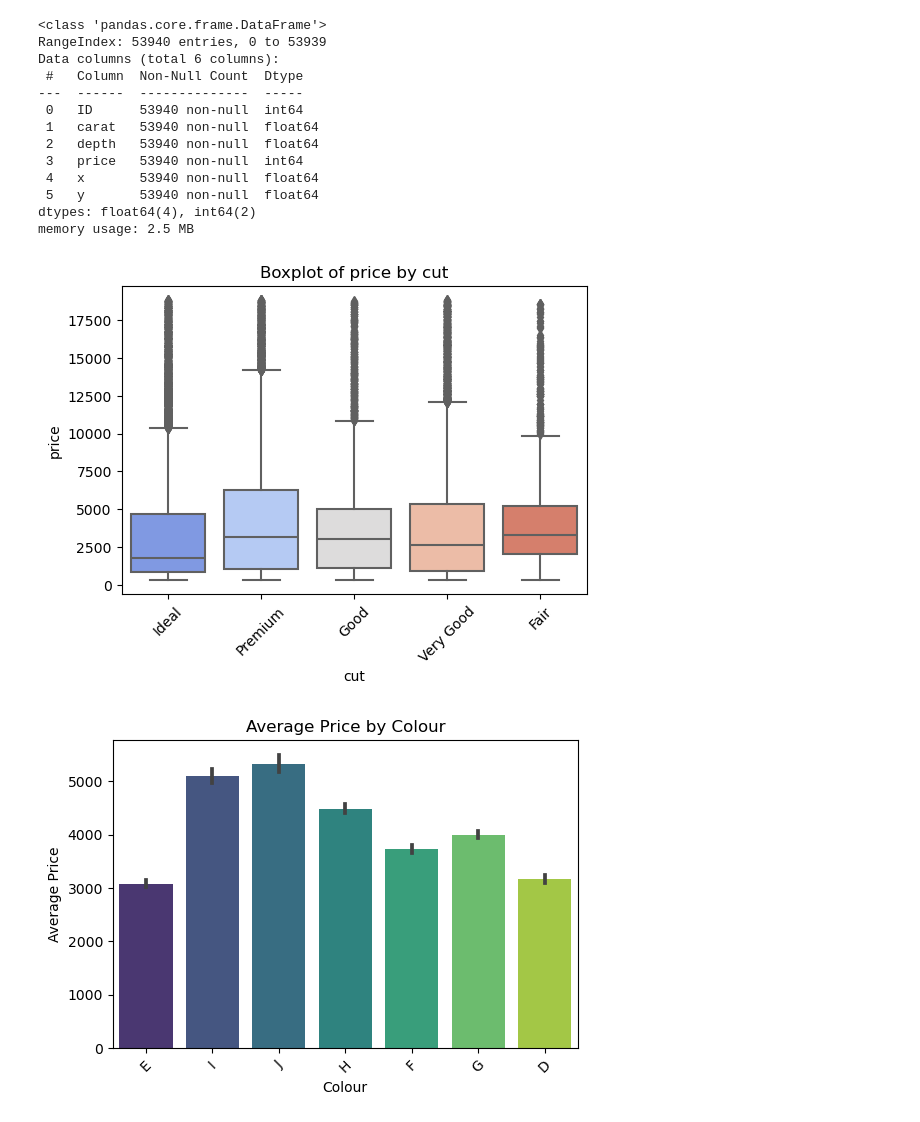
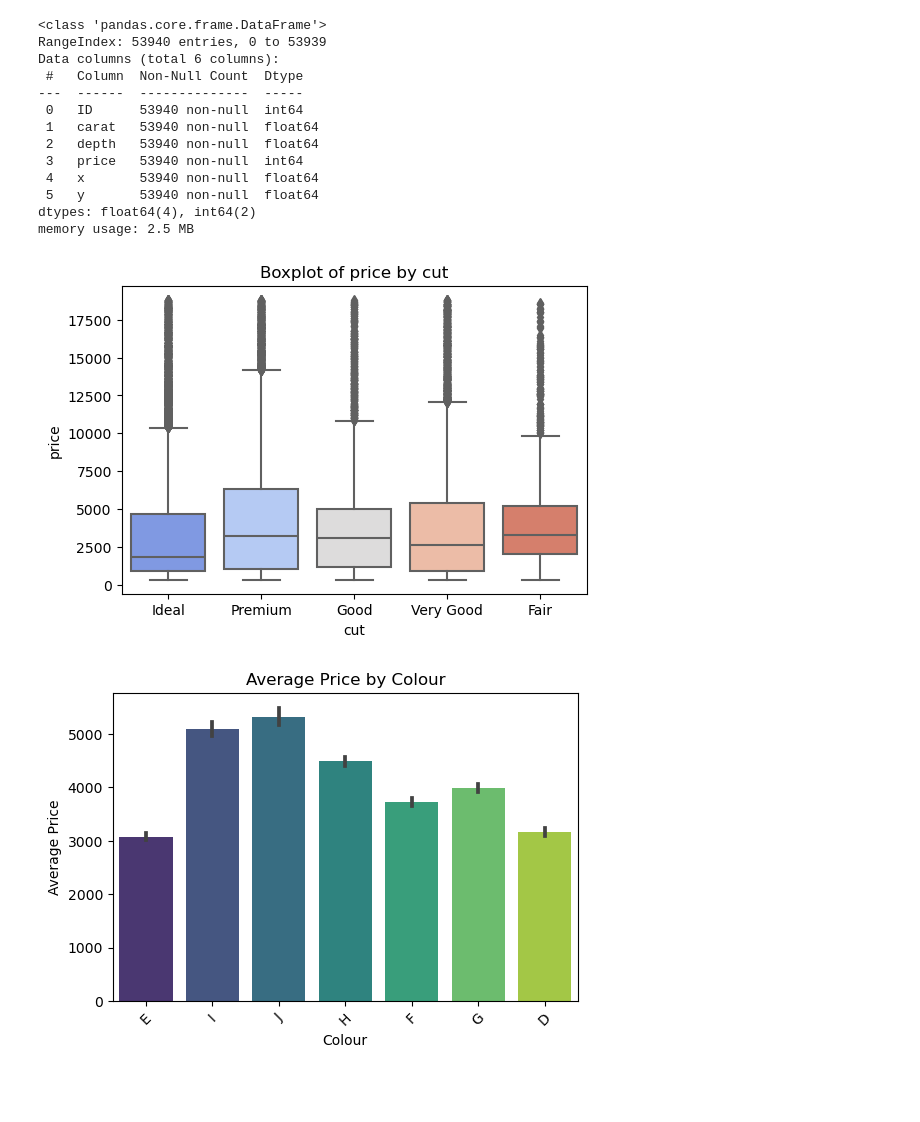
Before and after one commit to anitajn86/DATA-MINING-AND-ANALYTICS, a Jupyter notebook: PRACTICE 1/diamond pricing.ipynb, the cells around one changed output. Drawn from its saved outputs; the diff is of its cells as text; code cells hidden in the pictures; blank space fills up the shorter version.

```diff
--- a/PRACTICE 1/diamond pricing.ipynb
+++ b/PRACTICE 1/diamond pricing.ipynb
@@ -255,14 +255,14 @@ memory usage: 2.5 MB
 # %%
 #continuous vs categorical
 plt.figure(figsize=(6,4))
 sb.boxplot(x=catdiamonds['cut'],y=contdiamonds['price'],palette='coolwarm')
 plt.title('Boxplot of price by cut')
 plt.xlabel('cut')
 plt.ylabel('price')
-plt.xticks(rotation=45)
+#plt.xticks(rotation=45)
 plt.show()
 # %% [output]
-[figure, old version]
+[figure, new version]
 # %%
 import numpy as np
 # %%
```
Also changed, not shown: 1 other file.
